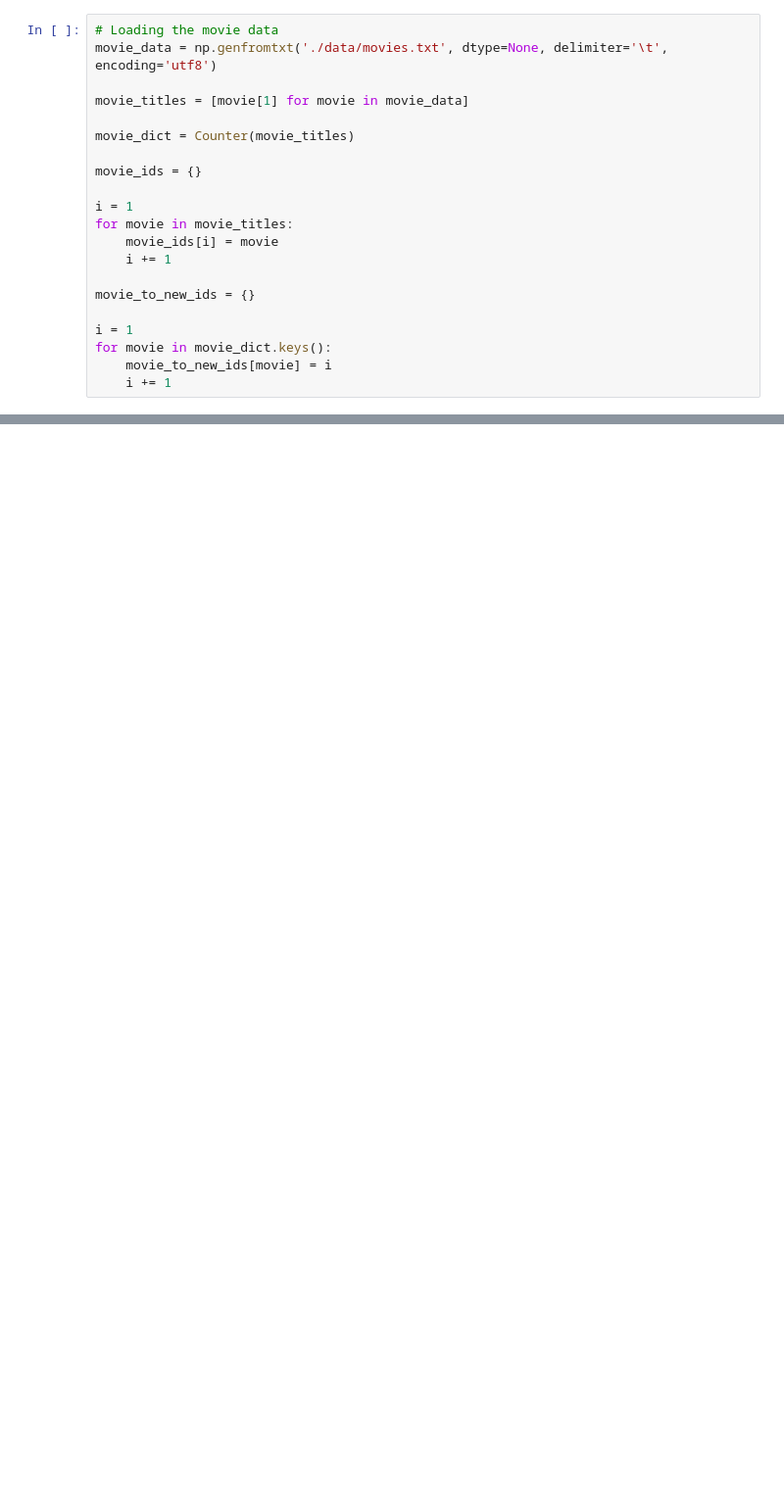
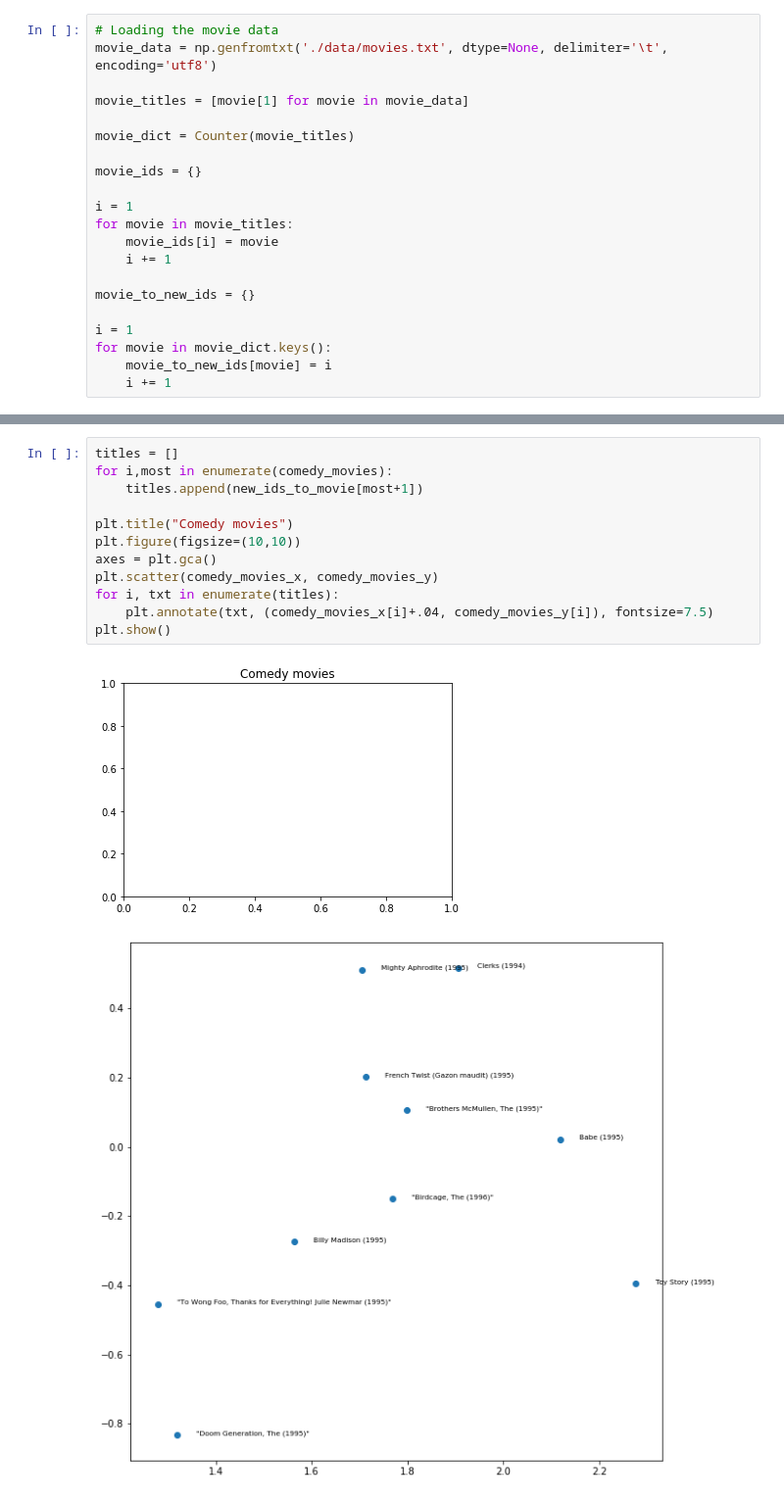
Before and after one commit to danezhou/CS155_Project2, a Jupyter notebook: Basic SVD Visualizations.ipynb, the cells around one changed output, grey strips where cells are left out. Shown at 98% size. Cells and saved outputs as stored; diff of their text form; blank space fills up the shorter version.

```diff
--- a/Basic SVD Visualizations.ipynb
+++ b/Basic SVD Visualizations.ipynb
@@ -371,0 +399,15 @@ plt.show()
+# %%
+titles = []
+for i,most in enumerate(comedy_movies):
+    titles.append(new_ids_to_movie[most+1])
+
+plt.title("Comedy movies")
+plt.figure(figsize=(10,10))
+axes = plt.gca()
+plt.scatter(comedy_movies_x, comedy_movies_y)
+for i, txt in enumerate(titles):
+    plt.annotate(txt, (comedy_movies_x[i]+.04, comedy_movies_y[i]), fontsize=7.5)
+plt.show()
+# %% [output]
+[figure, added]
+[figure, added]
```
Also changed, not shown: parts of 13 cells of this notebook, 6 other files.
